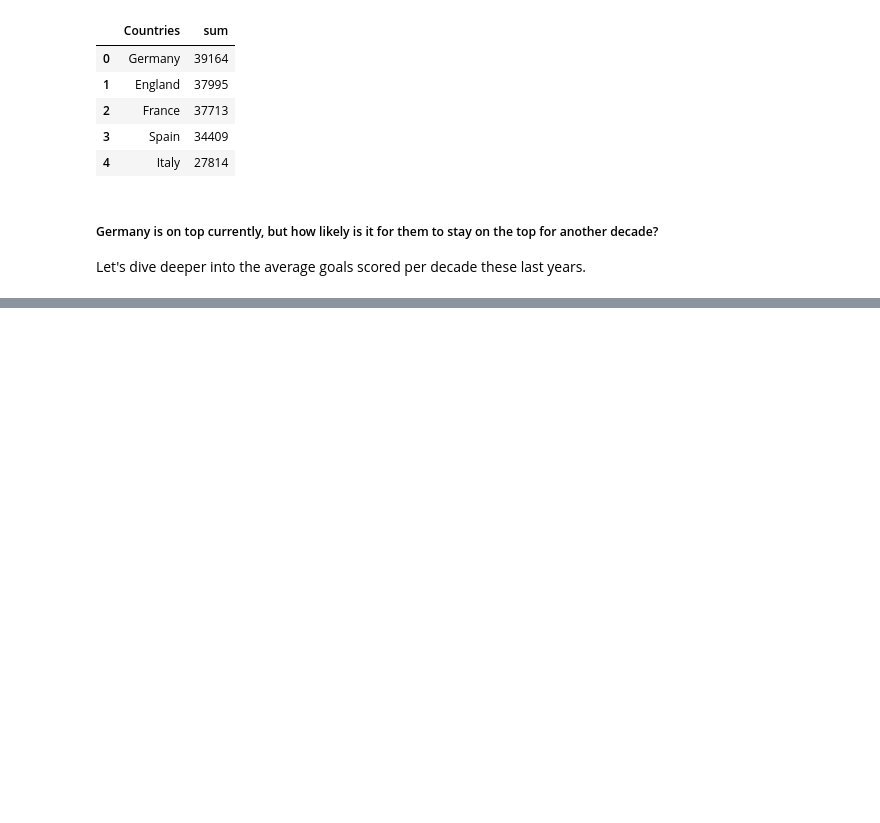
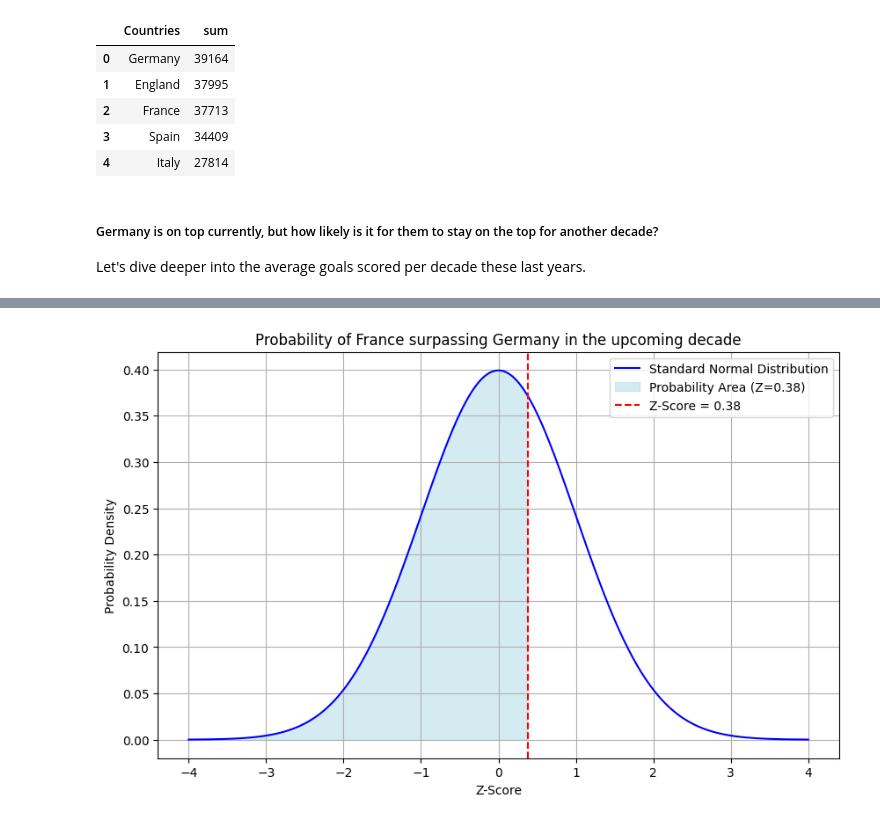
Before and after one commit to jpreyesm03/Data-Science-Fun-Projects, a Jupyter notebook: Top 5 Leagues/france_statistical_analysis.ipynb, the cells around one changed output, grey strips where cells are left out. Drawn from its saved outputs; the diff is of its cells as text; code cells hidden in the pictures; blank space fills up the shorter version.

```diff
--- a/Top 5 Leagues/france_statistical_analysis.ipynb
+++ b/Top 5 Leagues/france_statistical_analysis.ipynb
@@ -241,0 +292,27 @@ means_table
+# %%
+# Create an array of x values from -4 to 4
+x = np.linspace(-4, 4, 1000)
+# Calculate the y values for the normal distribution
+y = norm.pdf(x)
+
+# Create the plot
+plt.figure(figsize=(10, 6))
+plt.plot(x, y, label='Standard Normal Distribution', color='blue')
+
+# Shade the area under the curve to the right of the Z-score
+plt.fill_between(x, y, where=(x <= z_score), color='lightblue', alpha=0.5, label=f'Probability Area (Z={z_score:.2f})')
+
+# Vertical line for the Z-score
+plt.axvline(z_score, color='red', linestyle='--', label=f'Z-Score = {z_score:.2f}')
+
+# Add labels and title
+plt.title('Probability of France surpassing Germany in the upcoming decade')
+plt.xlabel('Z-Score')
+plt.ylabel('Probability Density')
+plt.legend()
+plt.grid()
+
+# Show the plot
+plt.show()
+# %% [output]
+[figure, added]
```
Also changed, not shown: parts of 14 cells of this notebook.
